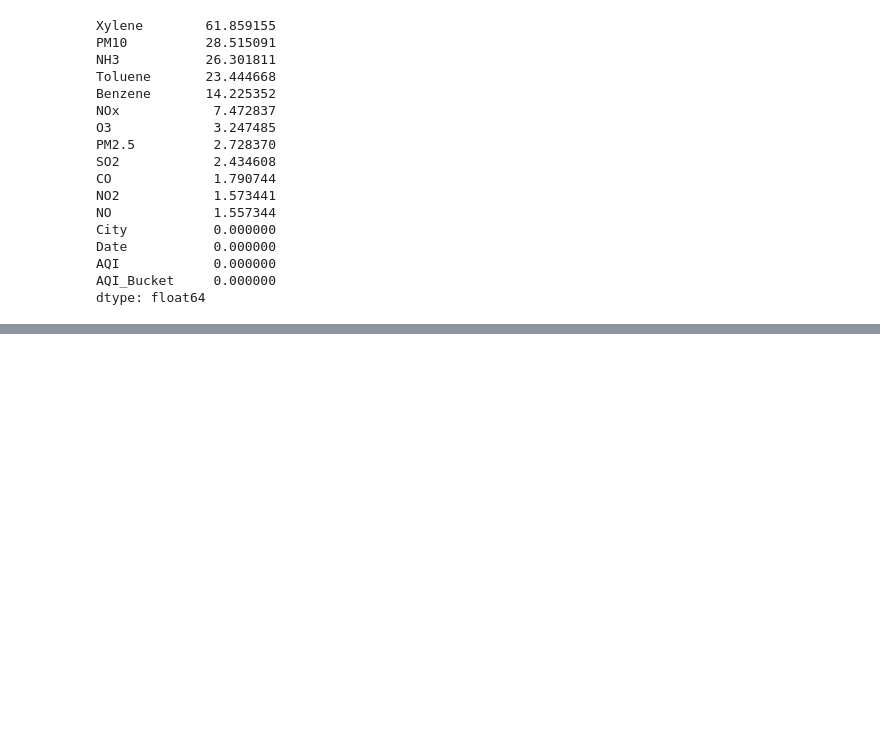
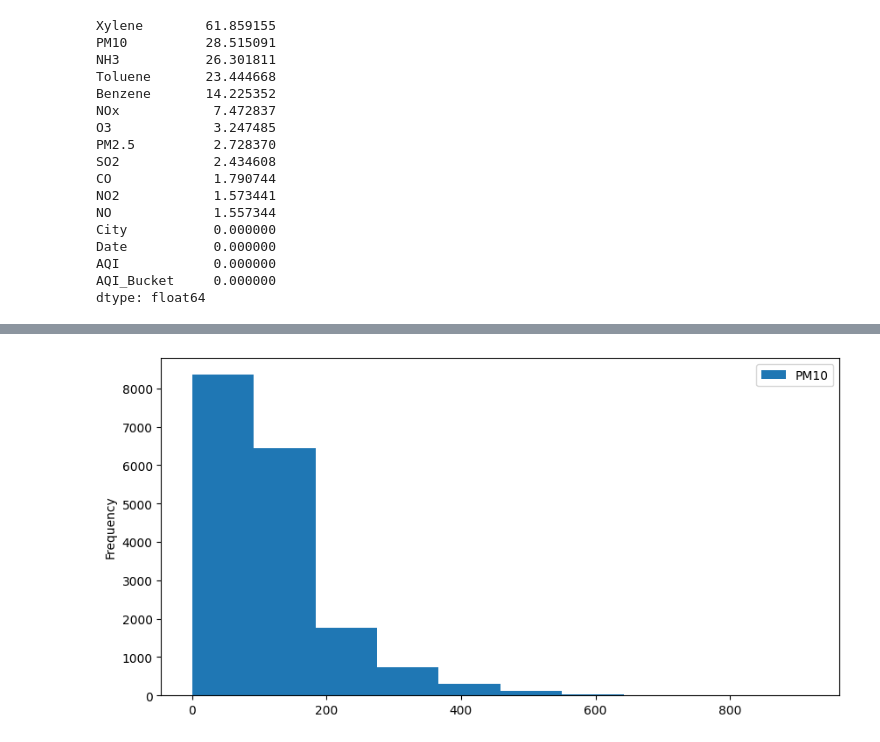
Before and after one commit to Omsongire23/AQI-Prediction-Model, a Jupyter notebook: AQI Model.ipynb, the cells around one changed output, grey strips where cells are left out. Cells and saved outputs as stored; diff of their text form; code cells hidden in the pictures; blank space fills up the shorter version.

```diff
--- a/AQI Model.ipynb
+++ b/AQI Model.ipynb
@@ -165,0 +173,6 @@ dtype: float64
+# %%
+df['PM10'].plot(kind = 'hist', figsize=(10,5))
+plt.legend()
+plt.show()
+# %% [output]
+[figure, added]
```
Also changed, not shown: parts of 34 cells of this notebook.
